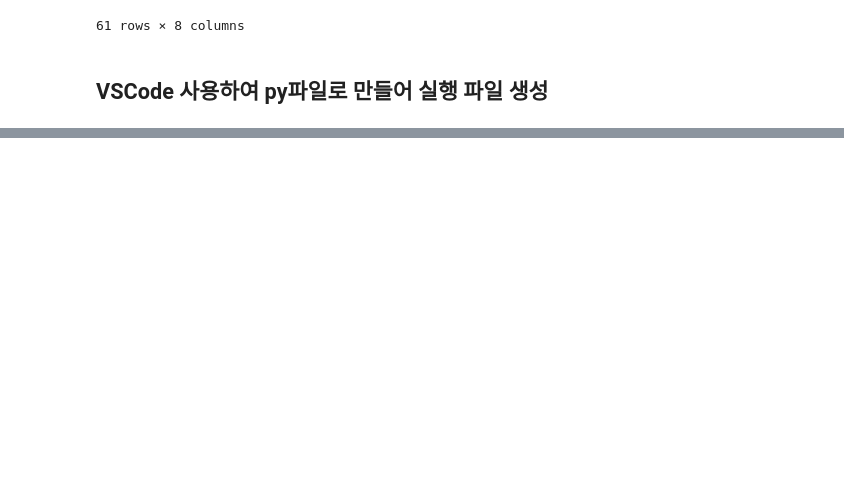
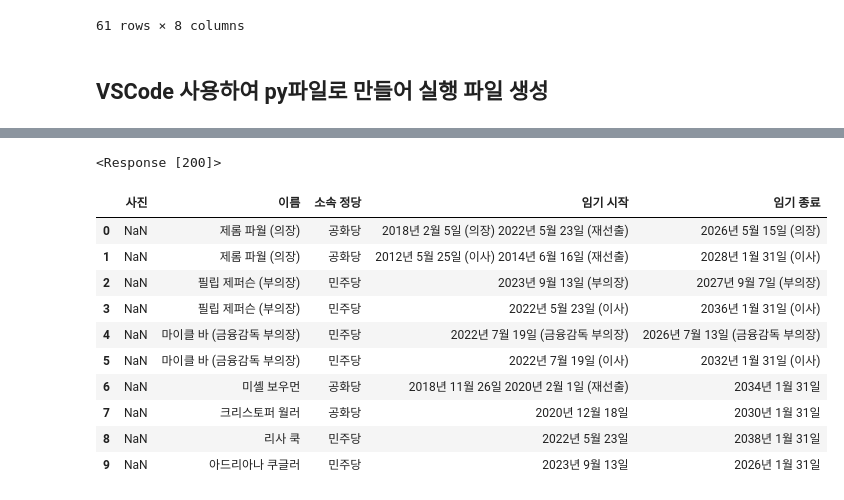
Before and after one commit to KEEPGOINGNOW/Fintech_Service_2nd, a Jupyter notebook: 04_data_scraping/06_requests모듈_Post방식_데이터스크래핑.ipynb, the cells around one changed output, grey strips where cells are left out. Drawn from its saved outputs; the diff is of its cells as text; code cells hidden in the pictures; blank space fills up the shorter version.

```diff
--- a/04_data_scraping/06_requests모듈_Post방식_데이터스크래핑.ipynb
+++ b/04_data_scraping/06_requests모듈_Post방식_데이터스크래핑.ipynb
@@ -367,0 +361,20 @@ pd.read_html(StringIO(r.text))[0]
+# %%
+url2 = 'https://ko.wikipedia.org/wiki/%EC%97%B0%EB%B0%A9%EC%A4%80%EB%B9%84%EC%A0%9C%EB%8F%84'
+r = requests.get(url2)
+r
+# %% [output]
+<Response [200]>
+# %%
+pd.read_html(r.text)[3]
+# %% [output]
+|  | 사진 | 이름 | 소속 정당 | 임기 시작 | 임기 종료 |
+| 0 | NaN | 제롬 파월 (의장) | 공화당 | 2018년 2월 5일 (의장) 2022년 5월 23일 (재선출) | 2026년 5월 15일 (의장) |
+| 1 | NaN | 제롬 파월 (의장) | 공화당 | 2012년 5월 25일 (이사) 2014년 6월 16일 (재선출) | 2028년 1월 31일 (이사) |
+| 2 | NaN | 필립 제퍼슨 (부의장) | 민주당 | 2023년 9월 13일 (부의장) | 2027년 9월 7일 (부의장) |
+| 3 | NaN | 필립 제퍼슨 (부의장) | 민주당 | 2022년 5월 23일 (이사) | 2036년 1월 31일 (이사) |
+| 4 | NaN | 마이클 바 (금융감독 부의장) | 민주당 | 2022년 7월 19일 (금융감독 부의장) | 2026년 7월 13일 (금융감독 부의장) |
+| 5 | NaN | 마이클 바 (금융감독 부의장) | 민주당 | 2022년 7월 19일 (이사) | 2032년 1월 31일 (이사) |
+| 6 | NaN | 미셸 보우먼 | 공화당 | 2018년 11월 26일 2020년 2월 1일 (재선출) | 2034년 1월 31일 |
+| 7 | NaN | 크리스토퍼 월러 | 공화당 | 2020년 12월 18일 | 2030년 1월 31일 |
+| 8 | NaN | 리사 쿡 | 민주당 | 2022년 5월 23일 | 2038년 1월 31일 |
+| 9 | NaN | 아드리아나 쿠글러 | 민주당 | 2023년 9월 13일 | 2026년 1월 31일 |
```
Also changed, not shown: parts of 7 cells of this notebook, 5 other files.
